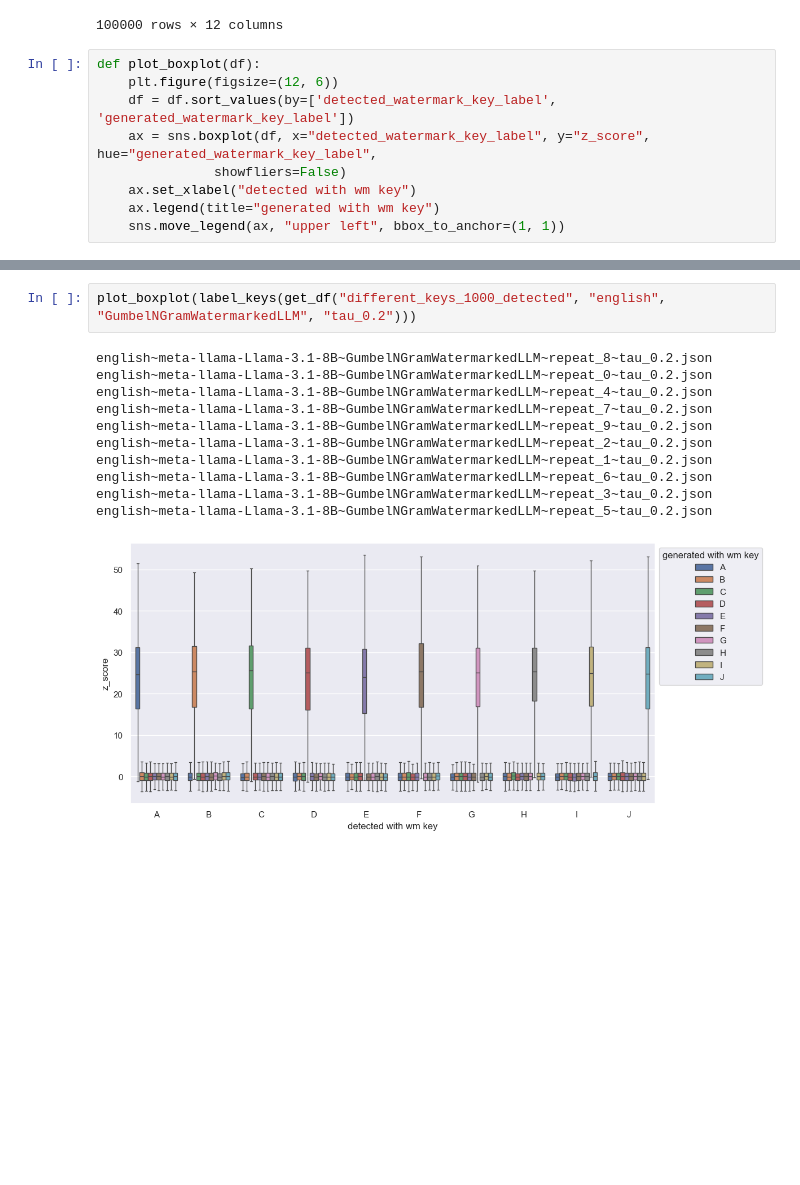
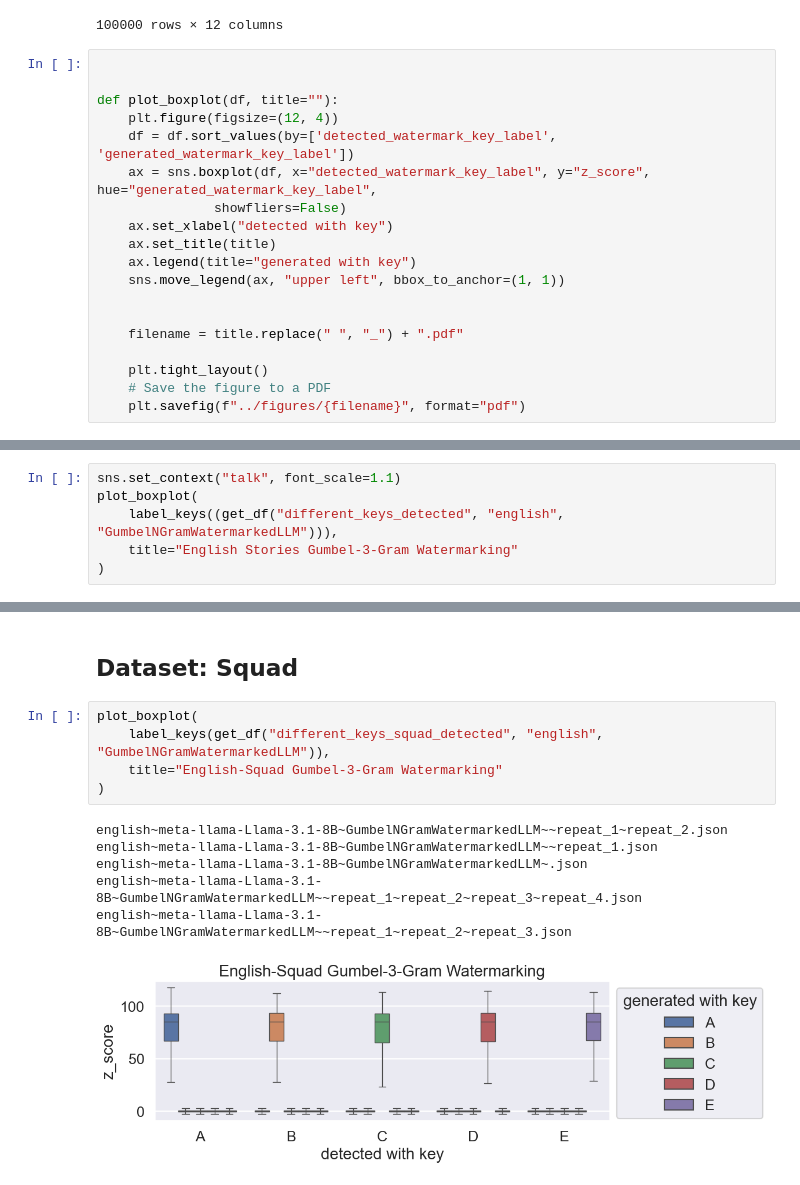
Before and after one commit to AntoninJarolim/llm-watermarking, a Jupyter notebook: notebooks/different_keys_detection.ipynb, the cells around one changed output, grey strips where cells are left out. Saved outputs shown, nothing was run; the diff lists cells and outputs as text; blank space fills up the shorter version.

```diff
--- a/notebooks/different_keys_detection.ipynb
+++ b/notebooks/different_keys_detection.ipynb
@@ -86,12 +86,22 @@ czech-BUT-FIT-csmpt7b-UnigramWatermarkedLLM-2024-10-22_20:29:55.json
 | 99999 | 4.114756 | None | none | 0.5 | 2 | 229310508221583949039578669441064... | ... |
 100000 rows × 12 columns
 # %%
-def plot_boxplot(df):
-    plt.figure(figsize=(12, 6))
+
+
+def plot_boxplot(df, title=""):
+    plt.figure(figsize=(12, 4))
     df = df.sort_values(by=['detected_watermark_key_label', 'generated_watermark_key_label'])
     ax = sns.boxplot(df, x="detected_watermark_key_label", y="z_score", hue="generated_watermark_key_label",
                showfliers=False)
-    ax.set_xlabel("detected with wm key")
-    ax.legend(title="generated with wm key")
+    ax.set_xlabel("detected with key")
+    ax.set_title(title)
+    ax.legend(title="generated with key")
     sns.move_legend(ax, "upper left", bbox_to_anchor=(1, 1))
+
+
+    filename = title.replace(" ", "_") + ".pdf"
+
+    plt.tight_layout()
+    # Save the figure to a PDF
+    plt.savefig(f"../figures/{filename}", format="pdf")
 # %% [markdown]
@@ -126,0 +117,6 @@ english-meta-llama-Llama-3.1-8B-UnigramWatermarkedLLM-2024-10-22_22:13:07.json
+# %%
+sns.set_context("talk", font_scale=1.1)
+plot_boxplot(
+    label_keys((get_df("different_keys_detected", "english", "GumbelNGramWatermarkedLLM"))),
+    title="English Stories Gumbel-3-Gram Watermarking"
+)
@@ -127,14 +180,14 @@ english-meta-llama-Llama-3.1-8B-UnigramWatermarkedLLM-2024-10-22_22:13:07.json
+# %% [markdown]
+## Dataset: Squad
 # %%
-plot_boxplot(label_keys(get_df("different_keys_1000_detected", "english", "GumbelNGramWatermarkedLLM", "tau_0.2")))
+plot_boxplot(
+    label_keys(get_df("different_keys_squad_detected", "english", "GumbelNGramWatermarkedLLM")),
+    title="English-Squad Gumbel-3-Gram Watermarking"
+)
 # %% [output]
-english~meta-llama-Llama-3.1-8B~GumbelNGramWatermarkedLLM~repeat_8~tau_0.2.json
-english~meta-llama-Llama-3.1-8B~GumbelNGramWatermarkedLLM~repeat_0~tau_0.2.json
-english~meta-llama-Llama-3.1-8B~GumbelNGramWatermarkedLLM~repeat_4~tau_0.2.json
-english~meta-llama-Llama-3.1-8B~GumbelNGramWatermarkedLLM~repeat_7~tau_0.2.json
-english~meta-llama-Llama-3.1-8B~GumbelNGramWatermarkedLLM~repeat_9~tau_0.2.json
-english~meta-llama-Llama-3.1-8B~GumbelNGramWatermarkedLLM~repeat_2~tau_0.2.json
-english~meta-llama-Llama-3.1-8B~GumbelNGramWatermarkedLLM~repeat_1~tau_0.2.json
-english~meta-llama-Llama-3.1-8B~GumbelNGramWatermarkedLLM~repeat_6~tau_0.2.json
-english~meta-llama-Llama-3.1-8B~GumbelNGramWatermarkedLLM~repeat_3~tau_0.2.json
-english~meta-llama-Llama-3.1-8B~GumbelNGramWatermarkedLLM~repeat_5~tau_0.2.json
+english~meta-llama-Llama-3.1-8B~GumbelNGramWatermarkedLLM~~repeat_1~repeat_2.json
+english~meta-llama-Llama-3.1-8B~GumbelNGramWatermarkedLLM~~repeat_1.json
+english~meta-llama-Llama-3.1-8B~GumbelNGramWatermarkedLLM~.json
+english~meta-llama-Llama-3.1-8B~GumbelNGramWatermarkedLLM~~repeat_1~repeat_2~repeat_3~repeat_4.json
+english~meta-llama-Llama-3.1-8B~GumbelNGramWatermarkedLLM~~repeat_1~repeat_2~repeat_3.json
-[figure, old version]
+[figure, new version]
```
Also changed, not shown: parts of 24 cells of this notebook.
